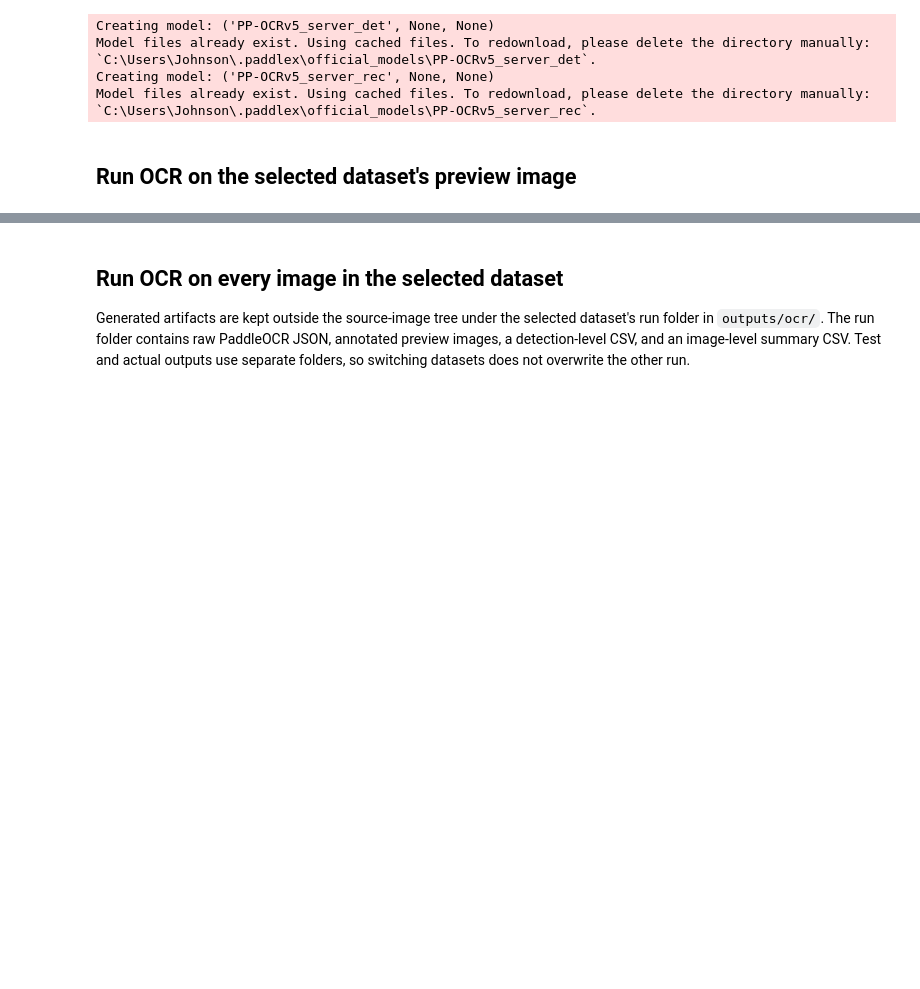
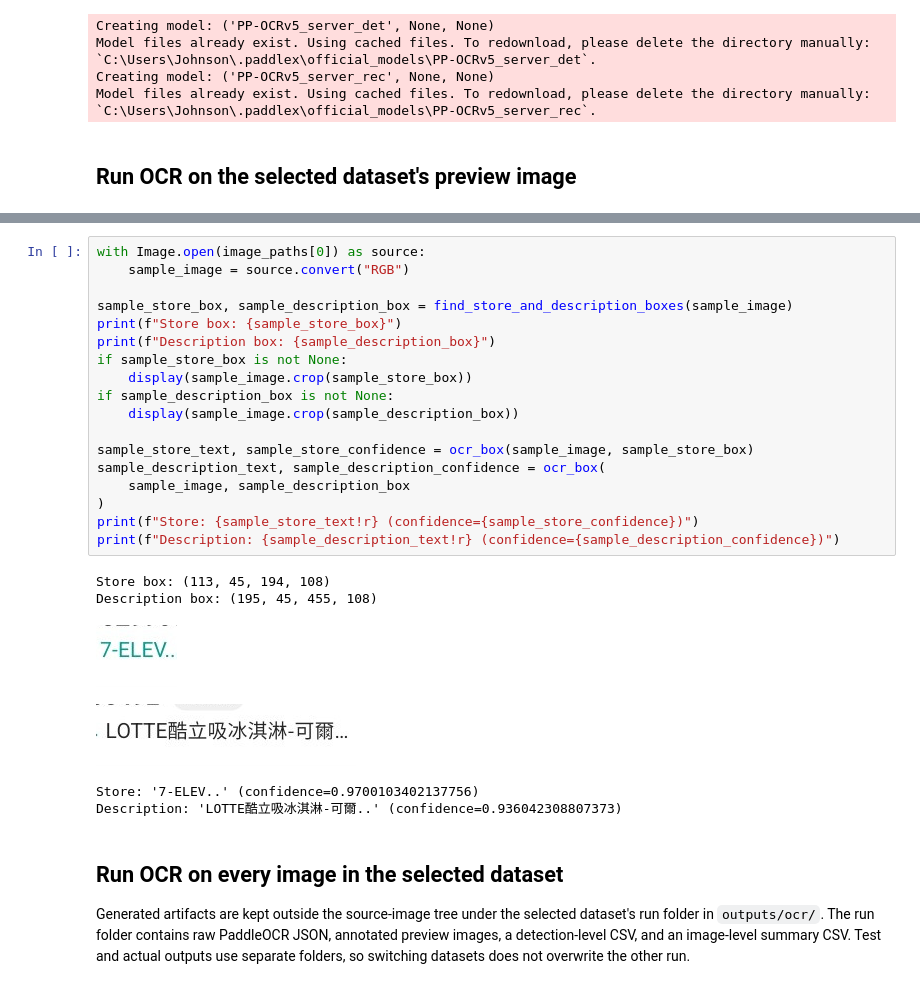
Before and after one commit to stoyq/TransactionsVisualizer, a Jupyter notebook: notebooks/02_test_paddleocr.ipynb, the cells around one changed output, grey strips where cells are left out. Drawn from its saved outputs; the diff is of its cells as text; blank space fills up the shorter version.

```diff
--- a/notebooks/02_test_paddleocr.ipynb
+++ b/notebooks/02_test_paddleocr.ipynb
@@ -123,3 +195,28 @@ for result in results:
+# %%
+with Image.open(image_paths[0]) as source:
+    sample_image = source.convert("RGB")
+
+sample_store_box, sample_description_box = find_store_and_description_boxes(sample_image)
+print(f"Store box: {sample_store_box}")
+print(f"Description box: {sample_description_box}")
+if sample_store_box is not None:
+    display(sample_image.crop(sample_store_box))
+if sample_description_box is not None:
+    display(sample_image.crop(sample_description_box))
+
+sample_store_text, sample_store_confidence = ocr_box(sample_image, sample_store_box)
+sample_description_text, sample_description_confidence = ocr_box(
+    sample_image, sample_description_box
+)
+print(f"Store: {sample_store_text!r} (confidence={sample_store_confidence})")
+print(f"Description: {sample_description_text!r} (confidence={sample_description_confidence})")
+# %% [output]
+Store box: (113, 45, 194, 108)
+Description box: (195, 45, 455, 108)
+[figure, new version]
+[figure, new version]
+Store: '7-ELEV..' (confidence=0.9700103402137756)
+Description: 'LOTTE酷立吸冰淇淋-可爾..' (confidence=0.936042308807373)
 # %% [markdown]
 ## Run OCR on every image in the selected dataset
 
```
Also changed, not shown: parts of 18 cells of this notebook, 3 other files.
